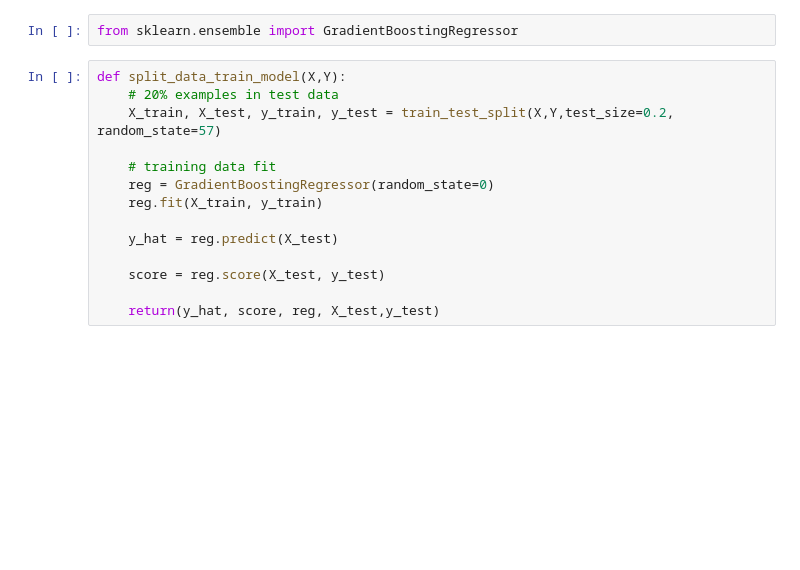
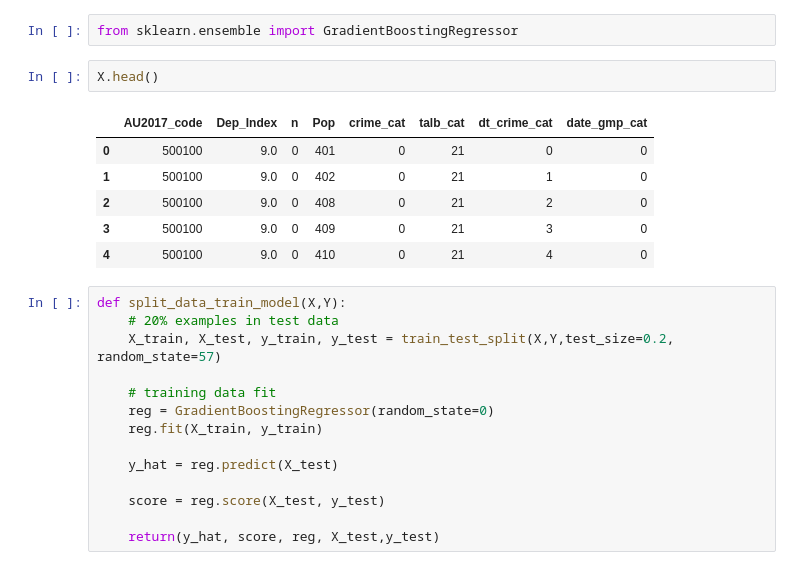
Before and after one commit to keri/DotLovesData, a Jupyter notebook: notebooks/modeling.ipynb, the cells around one changed output. Drawn from its saved outputs; the diff is of its cells as text; blank space fills up the shorter version.

```diff
--- a/notebooks/modeling.ipynb
+++ b/notebooks/modeling.ipynb
@@ -125,6 +125,15 @@ holdoutDf.describe()
 -- Run GradientboostedRegressor, and LogisticRegression
 # %%
 from sklearn.ensemble import GradientBoostingRegressor
+# %%
+X.head()
+# %% [output]
+|  | AU2017_code | Dep_Index | n | Pop | crime_cat | talb_cat | dt_crime_cat | date_gmp_cat |
+| 0 | 500100 | 9.0 | 0 | 401 | 0 | 21 | 0 | 0 |
+| 1 | 500100 | 9.0 | 0 | 402 | 0 | 21 | 1 | 0 |
+| 2 | 500100 | 9.0 | 0 | 408 | 0 | 21 | 2 | 0 |
+| 3 | 500100 | 9.0 | 0 | 409 | 0 | 21 | 3 | 0 |
+| 4 | 500100 | 9.0 | 0 | 410 | 0 | 21 | 4 | 0 |
 # %%
 def split_data_train_model(X,Y):
     # 20% examples in test data
```
Also changed, not shown: parts of 1 cell of this notebook.
